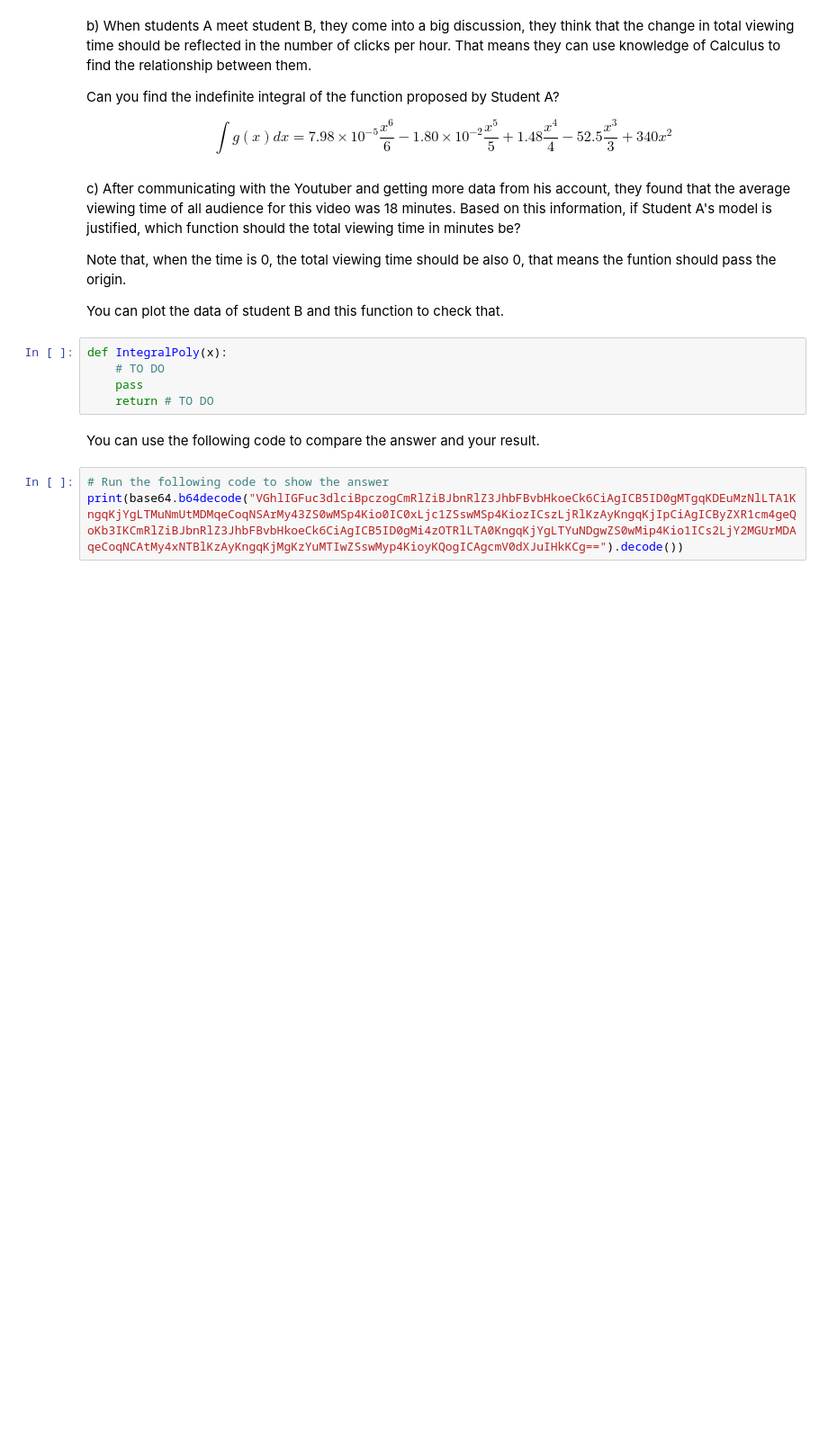
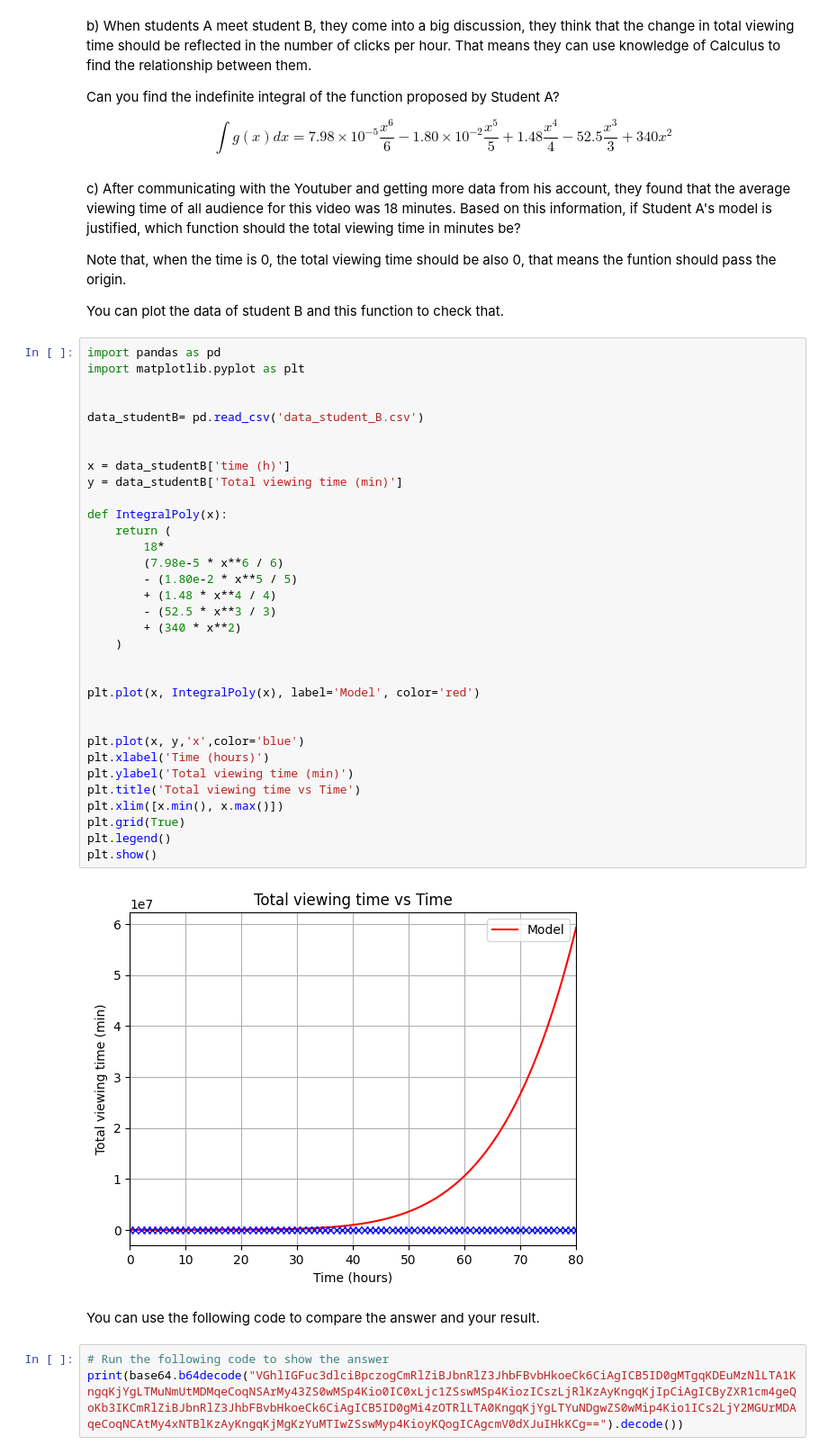
Before and after one commit to jo-n-cas/computational-thinking-week-individual-15777367, a Jupyter notebook: challenge_calculus/Review_Calculus.ipynb, the cells around one changed output. Shown: that part at 90% size. Drawn from its saved outputs; the diff is of its cells as text; blank space fills up the shorter version.

```diff
--- a/challenge_calculus/Review_Calculus.ipynb
+++ b/challenge_calculus/Review_Calculus.ipynb
@@ -127,10 +127,40 @@ Note that, when the time is 0, the total viewing time should be also 0, that mea
 
 You can plot the data of student B and this function to check that.
 # %%
+import pandas as pd
+import matplotlib.pyplot as plt
+
+
+data_studentB= pd.read_csv('data_student_B.csv')
+
+
+x = data_studentB['time (h)']
+y = data_studentB['Total viewing time (min)']
+
 def IntegralPoly(x):
-    # TO DO
-    pass
-    return # TO DO
+    return (
+        18*
+        (7.98e-5 * x**6 / 6)
+        - (1.80e-2 * x**5 / 5)
+        + (1.48 * x**4 / 4)
+        - (52.5 * x**3 / 3)
+        + (340 * x**2)
+    )
+
+
+plt.plot(x, IntegralPoly(x), label='Model', color='red')
+
+
+plt.plot(x, y,'x',color='blue')
+plt.xlabel('Time (hours)')
+plt.ylabel('Total viewing time (min)')
+plt.title('Total viewing time vs Time')
+plt.xlim([x.min(), x.max()])
+plt.grid(True)
+plt.legend()
+plt.show()
+# %% [output]
+[figure, added]
 # %% [markdown]
 You can use the following code to compare the answer and your result.
 # %%
```
Also changed, not shown: 1 other file.
